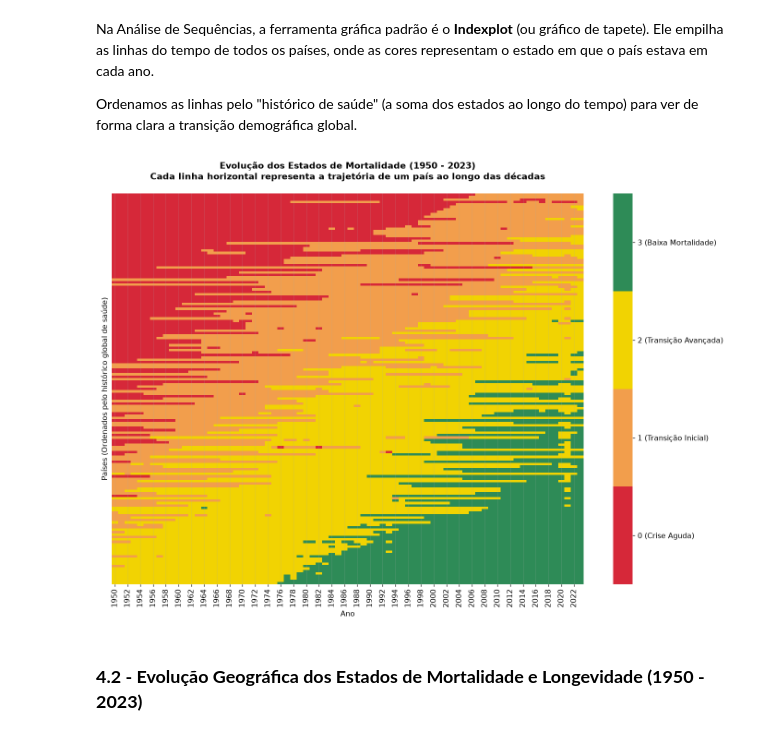
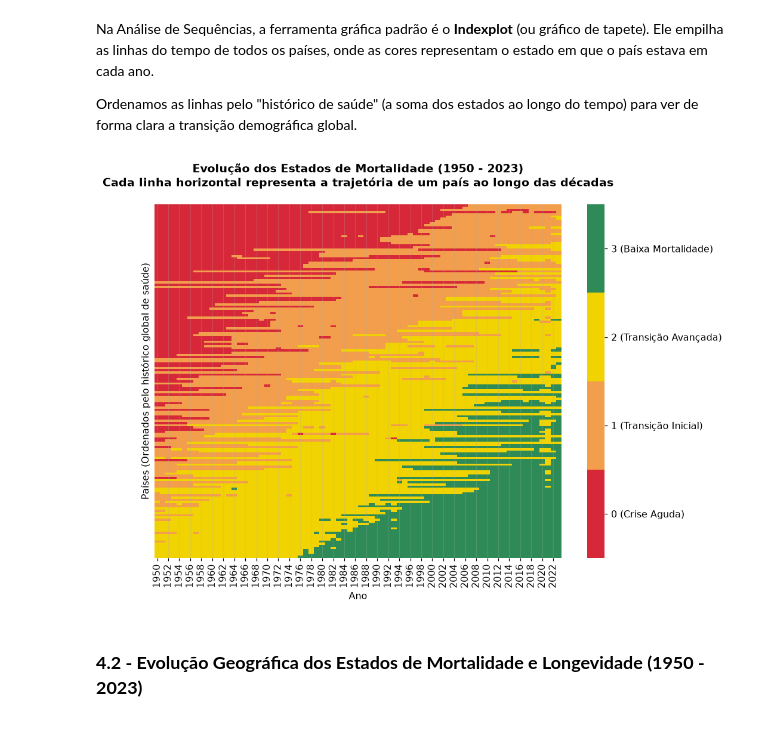
Before and after one commit to CAIO-LIMA-37/Dataquest-VeroData, a Jupyter notebook: notebooks/04_modelagem_series_temporais.ipynb, the cells around one changed output. Cells and saved outputs as stored; diff of their text form; code cells hidden in the pictures.

```diff
--- a/notebooks/04_modelagem_series_temporais.ipynb
+++ b/notebooks/04_modelagem_series_temporais.ipynb
@@ -64,26 +64,26 @@ seq_ordenada['Soma_Estados'] = seq_ordenada.sum(axis=1)
 seq_ordenada = seq_ordenada.sort_values(by='Soma_Estados').drop('Soma_Estados', axis=1)
 # %%
 # Plotando a evolução temporal (Indexplot)
-plt.figure(figsize=(15, 10))
+plt.figure(figsize=(10, 7))
 ax = sns.heatmap(seq_ordenada, cmap=cmap_estados, cbar=True, yticklabels=False)
 
 # Ajustando as legendas da barra de cores
 colorbar = ax.collections[0].colorbar
 # Como temos 4 estados (0, 1, 2, 3), colocamos os ticks no meio de cada cor
 colorbar.set_ticks([0.375, 1.125, 1.875, 2.625])
 colorbar.set_ticklabels([
     '0 (Crise Aguda)',
     '1 (Transição Inicial)',
     '2 (Transição Avançada)',
     '3 (Baixa Mortalidade)'
 ])
 
 plt.title('Evolução dos Estados de Mortalidade (1950 - 2023)\nCada linha horizontal representa a trajetória de um país ao longo das décadas', pad=20)
 plt.xlabel('Ano')
 plt.ylabel('Países (Ordenados pelo histórico global de saúde)')
 plt.show()
 # %% [output]
-[figure, old version]
+[figure, new version]
 # %% [markdown]
 ### **4.2 - Evolução Geográfica dos Estados de Mortalidade e Longevidade (1950 - 2023)**
 # %% [markdown]
```
Also changed, not shown: parts of 14 cells of this notebook, 4 other files.
